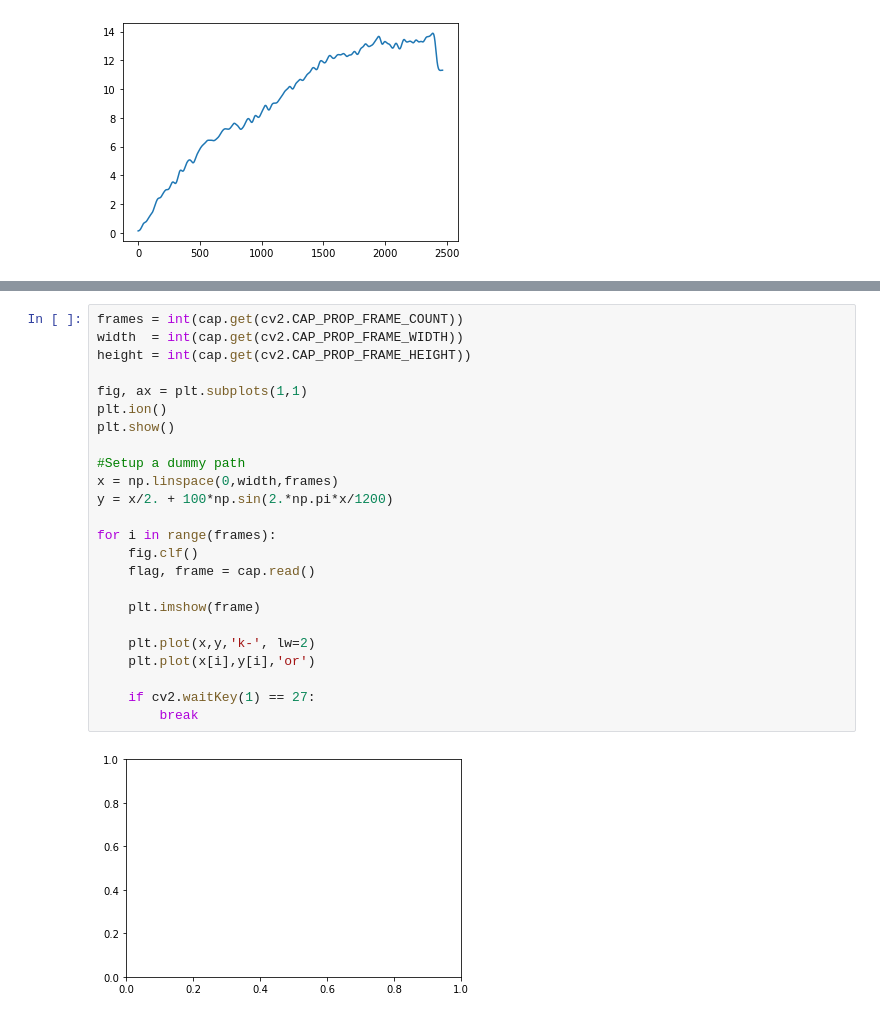
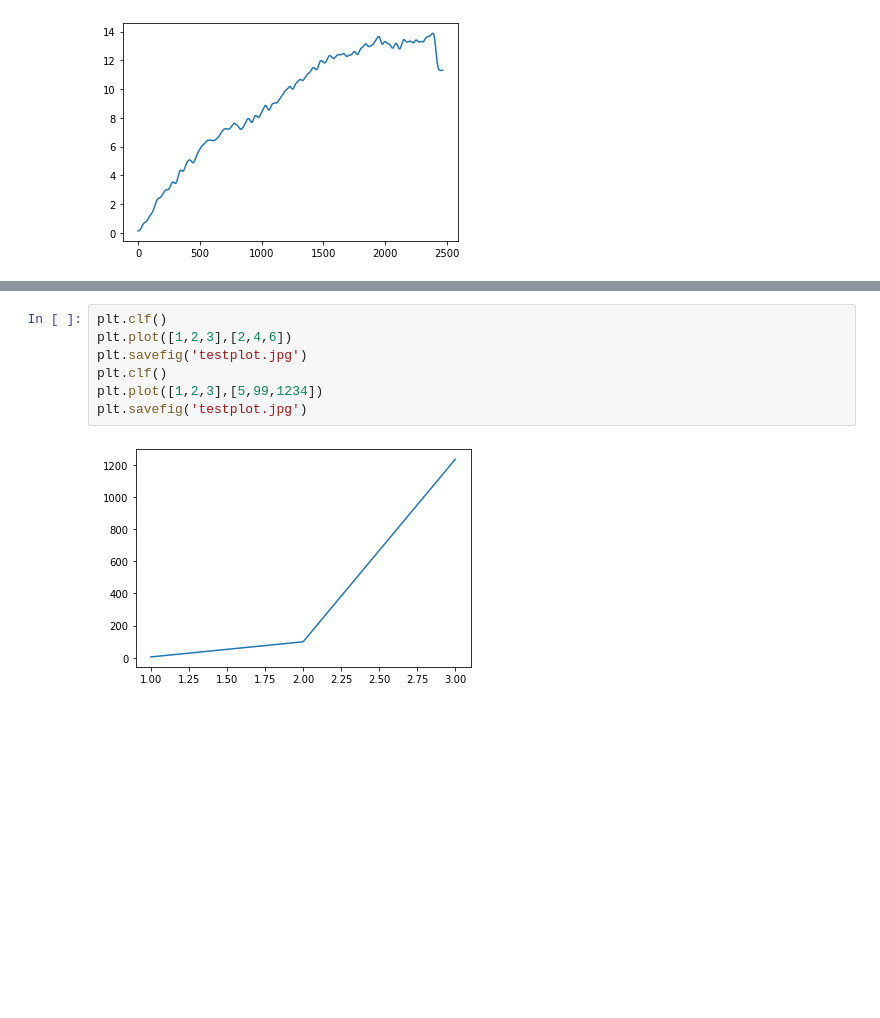
Before and after one commit to ChristopherRussell/MAMMUT-STARTHACK21, a Jupyter notebook: animated_graph_video.ipynb, the cells around one changed output, grey strips where cells are left out. Saved outputs shown, nothing was run; the diff lists cells and outputs as text; blank space fills up the shorter version.

```diff
--- a/animated_graph_video.ipynb
+++ b/animated_graph_video.ipynb
@@ -92,26 +36,9 @@ cap = cv2.VideoCapture(filename)
-# %%
-frames = int(cap.get(cv2.CAP_PROP_FRAME_COUNT))
-width  = int(cap.get(cv2.CAP_PROP_FRAME_WIDTH))
-height = int(cap.get(cv2.CAP_PROP_FRAME_HEIGHT))
-
-fig, ax = plt.subplots(1,1)
-plt.ion()
-plt.show()
-
-#Setup a dummy path
-x = np.linspace(0,width,frames)
-y = x/2. + 100*np.sin(2.*np.pi*x/1200)
-
-for i in range(frames):
-    fig.clf()
-    flag, frame = cap.read()
-
-    plt.imshow(frame)
-
-    plt.plot(x,y,'k-', lw=2)
-    plt.plot(x[i],y[i],'or')
-
-    if cv2.waitKey(1) == 27:
-        break
-# %% [output]
-[figure, removed]
+# %%
+plt.clf()
+plt.plot([1,2,3],[2,4,6])
+plt.savefig('testplot.jpg')
+plt.clf()
+plt.plot([1,2,3],[5,99,1234])
+plt.savefig('testplot.jpg')
+# %% [output]
+[figure, added]
```
Also changed, not shown: parts of 13 cells of this notebook, 2 other files.
